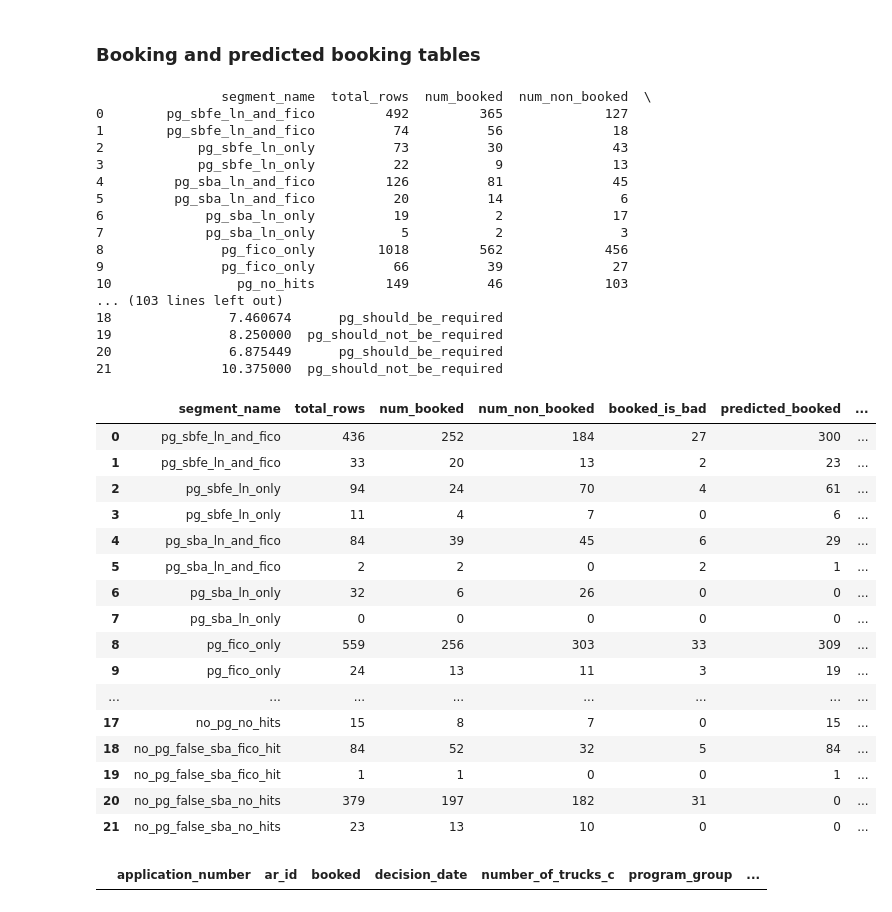
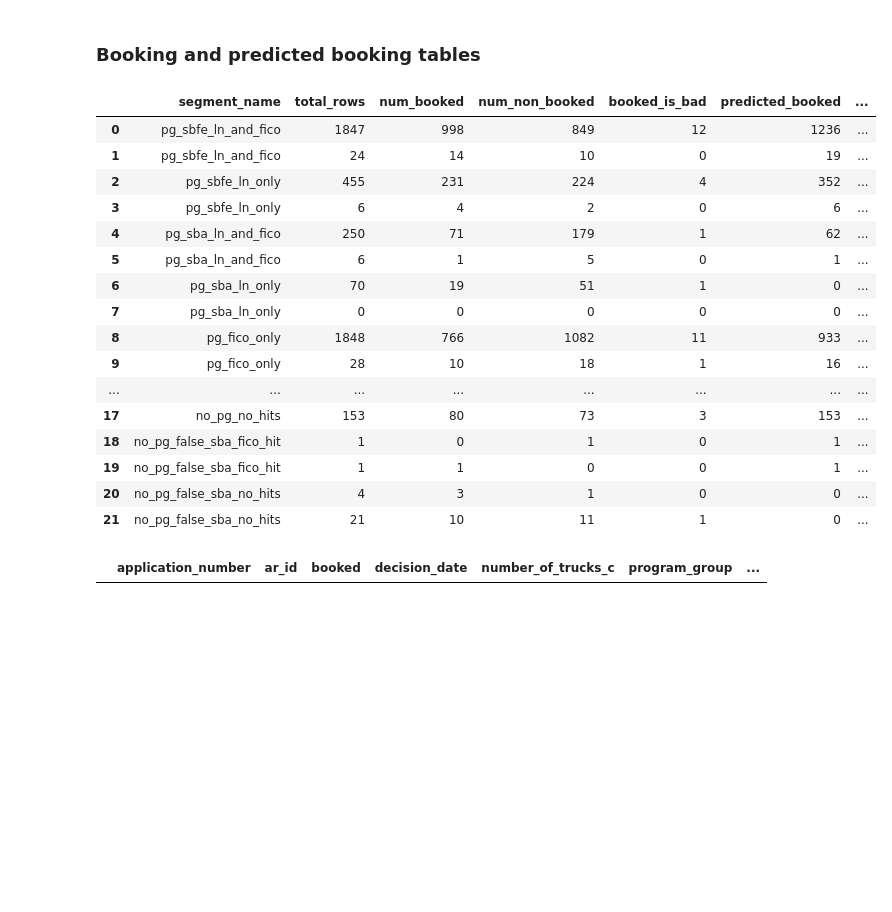
Before and after one commit to cgdonzalezr/otr_adj_model_flow_proposal, a Jupyter notebook: otr_ln_master_table/notebooks/4_otr_existing_exposure_evaluation.ipynb, the cells around one changed output. Drawn from its saved outputs; the diff is of its cells as text; code cells hidden in the pictures; blank space fills up the shorter version.

```diff
--- a/otr_ln_master_table/notebooks/4_otr_existing_exposure_evaluation.ipynb
+++ b/otr_ln_master_table/notebooks/4_otr_existing_exposure_evaluation.ipynb
@@ -436,0 +238,15 @@ NORMALIZE_SCORES = True
+# %%
+
+conditions = config.CONDITIONS_NEW_MODEL
+choices = config.CHOICES_NEW_MODEL
+risk_grade_segments = config.RISK_GRADE_SEGMENTS_NEW_MODEL
+NORMALIZE_SCORES = config.NORMALIZE_SCORES_NEW_MODEL
+new_pd_risk_grade_thresholds = config.NEW_PD_RISK_GRADE_THRESHOLDS
+approval_thresholds = config.APPROVAL_THRESHOLDS
+
+# Apply the function to both dataframes
+data_dev = mt.apply_risk_grade_path(data_dev, conditions, choices)
+data_test = mt.apply_risk_grade_path(data_test, conditions, choices)
+data_scoring = mt.apply_risk_grade_path(data_scoring, conditions, choices)
+print(len(data_test))
+print(len(data_scoring))
@@ -588,77 +358,60 @@ PG_SUBSEGMENTS = {
 
 # Training: Calculate segment statistics with approval/decline thresholds
 segment_stats_df = mt.calculate_segment_statistics_with_approval(
     data=data_dev_scored,
-    RISK_GRADE_SEGMENTS=RISK_GRADE_SEGMENTS,
+    RISK_GRADE_SEGMENTS=risk_grade_segments,
     risk_grade_thresholds=new_pd_risk_grade_thresholds,
     approval_thresholds=approval_thresholds,
     PG_SUBSEGMENTS=PG_SUBSEGMENTS,
 )
 
 # Display the results
-print(segment_stats_df)
+# print(segment_stats_df)
 
 
 # Test: Calculate segment statistics with approval/decline thresholds
 segment_stats_df = mt.calculate_segment_statistics_with_approval(
     data=data_test_scored,
-    RISK_GRADE_SEGMENTS=RISK_GRADE_SEGMENTS,
+    RISK_GRADE_SEGMENTS=risk_grade_segments,
     risk_grade_thresholds=new_pd_risk_grade_thresholds,
     approval_thresholds=approval_thresholds,
     PG_SUBSEGMENTS=PG_SUBSEGMENTS,
 )
 
 # # Display the results
 # print(segment_stats_df)
 
-# # Current:
-# segment_stats_df = mt.calculate_segment_statistics_with_approval(
-#     data=data_scoring_scored,
-#     RISK_GRADE_SEGMENTS=RISK_GRADE_SEGMENTS,
-#     risk_grade_thresholds=new_pd_risk_grade_thresholds,
-#     approval_thresholds=approval_thresholds,
-#     PG_SUBSEGMENTS=PG_SUBSEGMENTS,
-# )
+# Current:
+segment_stats_df = mt.calculate_segment_statistics_with_approval(
+    data=data_scoring_scored,
+    RISK_GRADE_SEGMENTS=risk_grade_segments,
+    risk_grade_thresholds=new_pd_risk_grade_thresholds,
+    approval_thresholds=approval_thresholds,
+    PG_SUBSEGMENTS=PG_SUBSEGMENTS,
+)
 
 # # Display the results
 # print(segment_stats_df)
 
 segment_stats_df
 # %% [output]
-                segment_name  total_rows  num_booked  num_non_booked  \
-0        pg_sbfe_ln_and_fico         492         365             127
-1        pg_sbfe_ln_and_fico          74          56              18
-2            pg_sbfe_ln_only          73          30              43
-3            pg_sbfe_ln_only          22           9              13
-4         pg_sba_ln_and_fico         126          81              45
-5         pg_sba_ln_and_fico          20          14               6
-6             pg_sba_ln_only          19           2              17
-7             pg_sba_ln_only           5           2               3
-8               pg_fico_only        1018         562             456
-9               pg_fico_only          66          39              27
-10                pg_no_hits         149          46             103
-... (103 lines left out)
-18               7.460674      pg_should_be_required
-19               8.250000  pg_should_not_be_required
-20               6.875449      pg_should_be_required
-21              10.375000  pg_should_not_be_required
 |  | segment_name | total_rows | num_booked | num_non_booked | booked_is_bad | predicted_booked | ... |
-| 0 | pg_sbfe_ln_and_fico | 436 | 252 | 184 | 27 | 300 | ... |
-| 1 | pg_sbfe_ln_and_fico | 33 | 20 | 13 | 2 | 23 | ... |
-| 2 | pg_sbfe_ln_only | 94 | 24 | 70 | 4 | 61 | ... |
-| 3 | pg_sbfe_ln_only | 11 | 4 | 7 | 0 | 6 | ... |
-| 4 | pg_sba_ln_and_fico | 84 | 39 | 45 | 6 | 29 | ... |
-| 5 | pg_sba_ln_and_fico | 2 | 2 | 0 | 2 | 1 | ... |
-| 6 | pg_sba_ln_only | 32 | 6 | 26 | 0 | 0 | ... |
+| 0 | pg_sbfe_ln_and_fico | 1847 | 998 | 849 | 12 | 1236 | ... |
+| 1 | pg_sbfe_ln_and_fico | 24 | 14 | 10 | 0 | 19 | ... |
+| 2 | pg_sbfe_ln_only | 455 | 231 | 224 | 4 | 352 | ... |
+| 3 | pg_sbfe_ln_only | 6 | 4 | 2 | 0 | 6 | ... |
+| 4 | pg_sba_ln_and_fico | 250 | 71 | 179 | 1 | 62 | ... |
+| 5 | pg_sba_ln_and_fico | 6 | 1 | 5 | 0 | 1 | ... |
+| 6 | pg_sba_ln_only | 70 | 19 | 51 | 1 | 0 | ... |
 | 7 | pg_sba_ln_only | 0 | 0 | 0 | 0 | 0 | ... |
-| 8 | pg_fico_only | 559 | 256 | 303 | 33 | 309 | ... |
-| 9 | pg_fico_only | 24 | 13 | 11 | 3 | 19 | ... |
+| 8 | pg_fico_only | 1848 | 766 | 1082 | 11 | 933 | ... |
+| 9 | pg_fico_only | 28 | 10 | 18 | 1 | 16 | ... |
 | ... | ... | ... | ... | ... | ... | ... | ... |
-| 17 | no_pg_no_hits | 15 | 8 | 7 | 0 | 15 | ... |
-| 18 | no_pg_false_sba_fico_hit | 84 | 52 | 32 | 5 | 84 | ... |
+| 17 | no_pg_no_hits | 153 | 80 | 73 | 3 | 153 | ... |
+| 18 | no_pg_false_sba_fico_hit | 1 | 0 | 1 | 0 | 1 | ... |
 | 19 | no_pg_false_sba_fico_hit | 1 | 1 | 0 | 0 | 1 | ... |
-| 20 | no_pg_false_sba_no_hits | 379 | 197 | 182 | 31 | 0 | ... |
-| 21 | no_pg_false_sba_no_hits | 23 | 13 | 10 | 0 | 0 | ... |
+| 20 | no_pg_false_sba_no_hits | 4 | 3 | 1 | 0 | 0 | ... |
+| 21 | no_pg_false_sba_no_hits | 21 | 10 | 11 | 1 | 0 | ... |
 # %%
 data_scoring_filtered[data_scoring_filtered['risk_grade_path'] == 'nan'].head()
 # %% [output]
```
Also changed, not shown: parts of 6 cells of this notebook, 1 other file.
